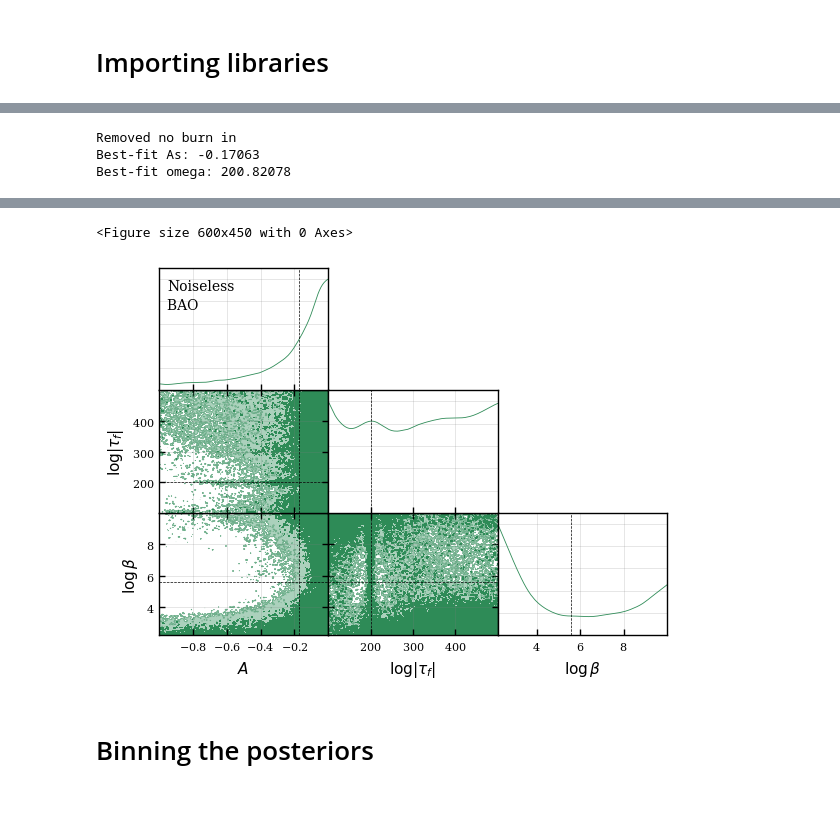
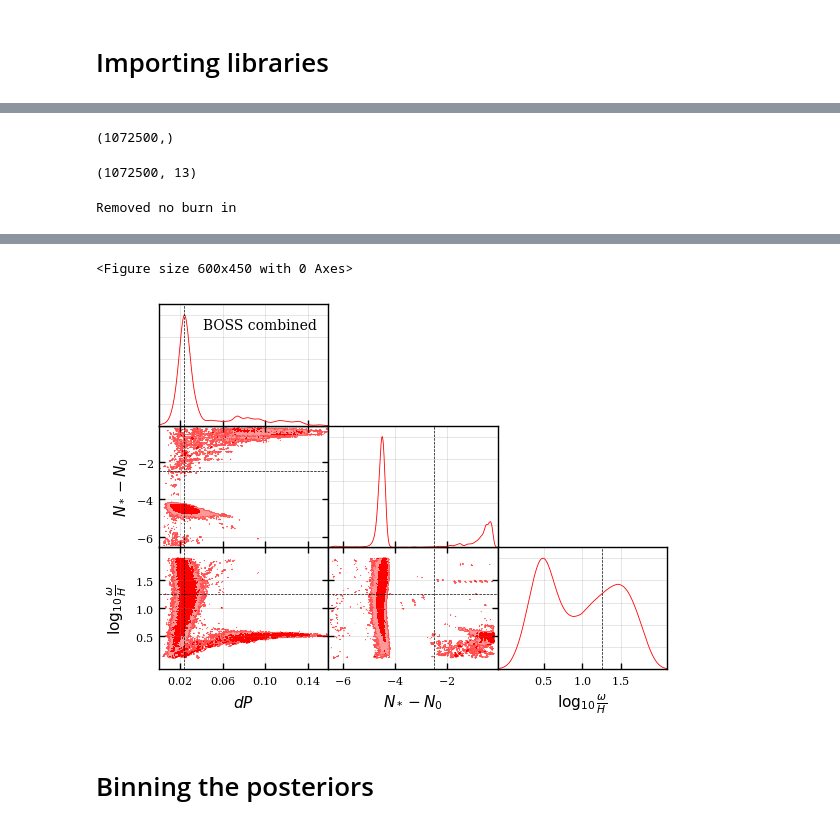
Before and after one commit to tmmergulhao/primordial_features, a Jupyter notebook: nb/example9_fitting_synthetic_sound.ipynb, the cells around one changed output, grey strips where cells are left out. Cells and saved outputs as stored; diff of their text form; code cells hidden in the pictures.

```diff
--- a/nb/example9_fitting_synthetic_sound.ipynb
+++ b/nb/example9_fitting_synthetic_sound.ipynb
@@ -290,40 +173,53 @@ combined_logprob = combined_logprob.flatten()
+# %%
+chain_lowz, logprob_lowz = load_results(files_lowz)
+chain_highz, logprob_highz = load_results(files_highz)
+# %%
+weight_highz = np.load('weight_highz.npy')
+# %%
+weight_highz.shape
+# %% [output]
+(1072500,)
+# %%
+chain_highz.shape
+# %% [output]
+(1072500, 13)
 # %%
 # Parameter names and labels
 names = ["BNGC", "BSGC", "a0", "a1", "a2", "a3", "a4", "alpha", "sigma_nl", "sigma_s", "A", "omega", "log_beta"]
-labels = [r'B_{\rm NGC}', r'B_{\rm SGC}', r"a_0", r"a_1", r"a_2", r"a_3", r"a_4", r"\alpha",r"\Sigma_{\rm nl}",r"\Sigma_s", r"A", r"\log |\tau_f|",r"\log \beta"]
+labels = [r'B_{\rm NGC}', r'B_{\rm SGC}', r"a_0", r"a_1", r"a_2", r"a_3", r"a_4", r"\alpha",r"\Sigma_{\rm nl}",r"\Sigma_s", r"dP", r"N_* - N_0",r"\log_{10} \frac{\omega}{H}"]
 
 # Create combined MCSamples object
 samples = MCSamples(
-    samples=combined_chain,
-    loglikes=-2 * combined_logprob,  # getdist expects -2*logL = chi2
+    samples=chain_highz,
+    weights=weight_highz,
     names=names,
     labels=labels,
-    settings={'contours': [0.68, 0.95]},
-    ranges = {'log_beta':[2.2,10],'A':[-1,0],'omega':[100,500]}
+    settings={'contours': [0.68, 0.95],'smooth_scale_2D': 0.01},
+    ranges = {'log_beta':[-0.1,2.1],'A':[0,0.5],'omega':[-7,0]}
 )
 
 # Best-fit point
-best_idx = np.argmax(combined_logprob)
-best_fit = combined_chain[best_idx]
-best_fit_dict = dict(zip(names, best_fit))
+#best_idx = np.argmax(combined_logprob)
+#best_fit = combined_chain[best_idx]
+#best_fit_dict = dict(zip(names, best_fit))
 
-print(f"Best-fit As: {best_fit_dict['A']:.5f}")
-print(f"Best-fit omega: {best_fit_dict['omega']:.5f}")
+#print(f"Best-fit As: {best_fit_dict['A']:.5f}")
+#print(f"Best-fit omega: {best_fit_dict['omega']:.5f}")
 # %% [output]
 Removed no burn in
-Best-fit As: -0.17063
-Best-fit omega: 200.82078
+# %%
+best_fit_planck_dit = {'A':0.02346,'omega':-2.49639,'log_beta':1.25511}
 # %%
 g1 = plots.get_single_plotter(width_inch=6)
 g1.triangle_plot(
     samples,
     ['A', 'omega','log_beta'],
-    line_args=[{'ls':'-', 'color':tracer_colors['DESI_Y1_QSO']}],
-    contour_args=[{'ls':'-', 'color':tracer_colors['DESI_Y1_QSO']}],
-    markers={k: best_fit_dict[k] for k in ['omega','A','log_beta']},
+    line_args=[{'ls':'-', 'color':'red'}],
+    contour_args=[{'ls':'-', 'color':'red'}],
+    markers={k: best_fit_planck_dit[k] for k in ['omega','A','log_beta']},
     marker_args={'lw': 0.5, 'color':'black'},filled = True
 )
-g1.add_text('Noiseless',-1.95,2.85, font = 'serif',fontsize = 10)
-g1.add_text('BAO ',-1.95,2.7, font = 'serif',fontsize = 10)
-#g1.export('noiseless_BAO.pdf')
+g1.add_text(r'BOSS combined',-1.74,2.825, font = 'serif',fontsize = 10)
+#g1.add_text('BAO ',-1.95,2.7, font = 'serif',fontsize = 10)
+g1.export('CPSC_BOSS_combined.pdf')
 # %% [output]
@@ -336,5 +232,5 @@ g1.add_text('BAO ',-1.95,2.7, font = 'serif',fontsize = 10)
 <Figure size 600x450 with 0 Axes>
-[figure, old version]
+[figure, new version]
 # %% [markdown]
 # Binning the posteriors
 # %%
```
Also changed, not shown: parts of 6 cells of this notebook, 33 other files.
